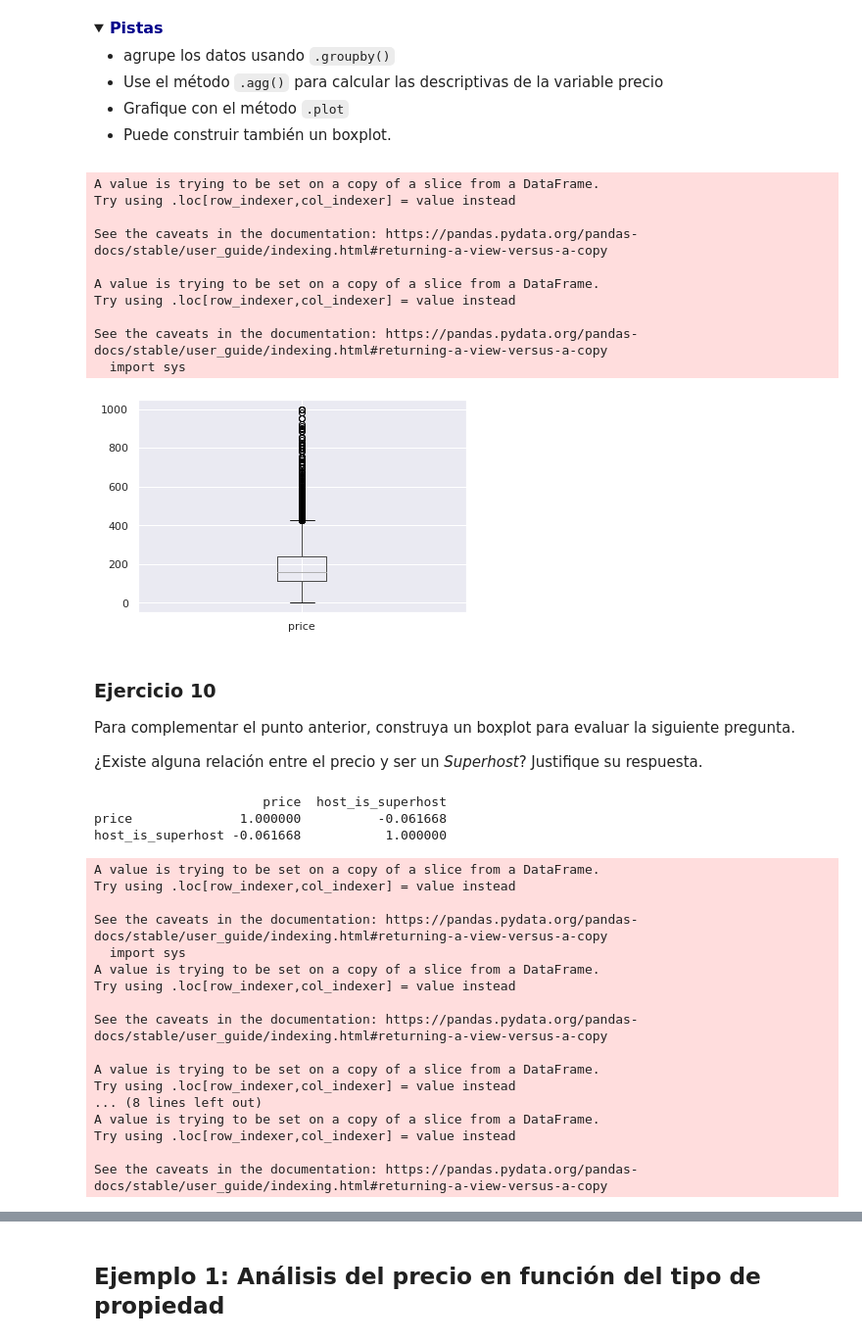
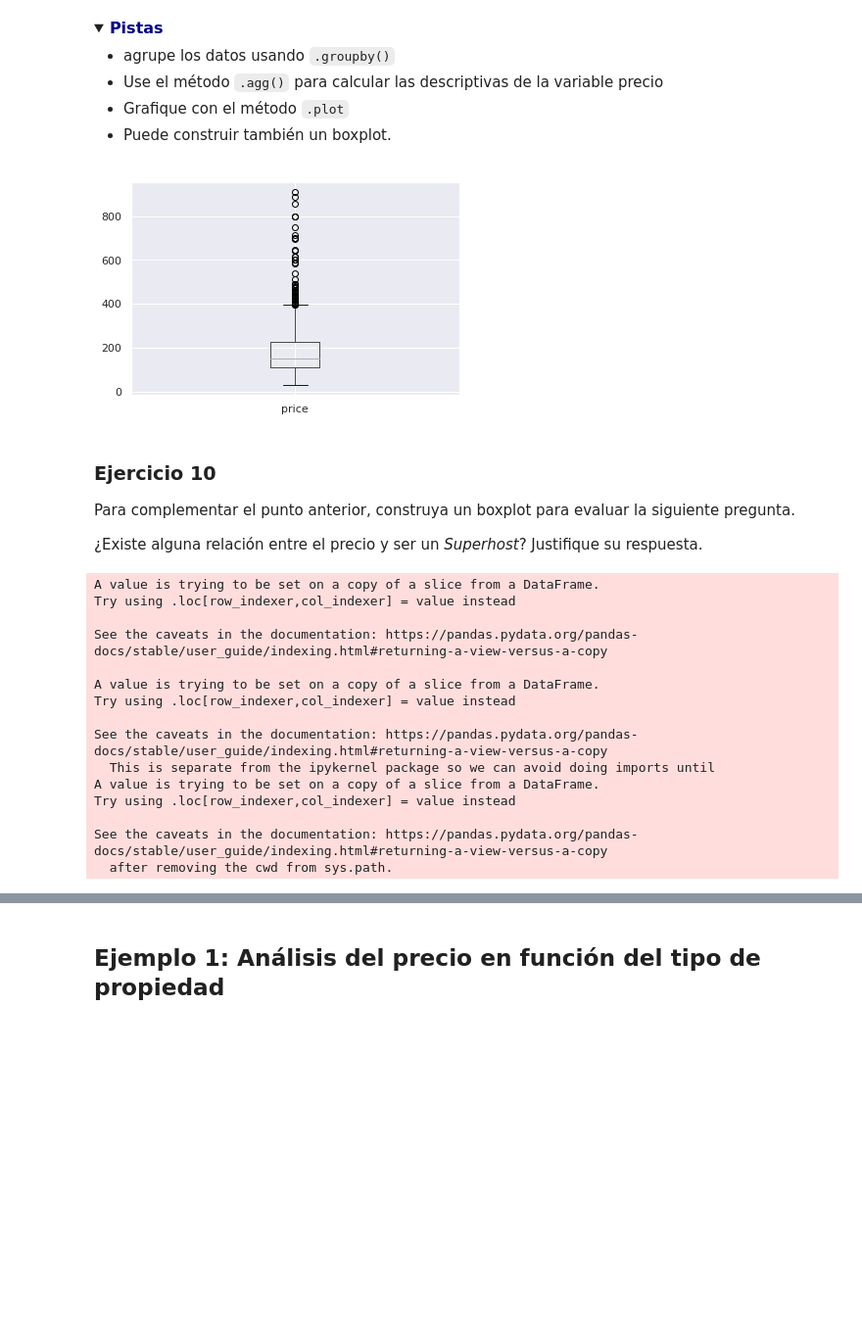
Before and after one commit to chris78rey/DIPLOM_BIGDATA, a Jupyter notebook: Copy_of_Fase_1_Precios_de_Airbnb_en_la_ciudad_de_New_York_Estudiantes.ipynb, the cells around one changed output, grey strips where cells are left out. Shown at 98% size. Drawn from its saved outputs; the diff is of its cells as text; code cells hidden in the pictures; folded sections open; blank space fills up the shorter version.

```diff
--- a/Copy_of_Fase_1_Precios_de_Airbnb_en_la_ciudad_de_New_York_Estudiantes.ipynb
+++ b/Copy_of_Fase_1_Precios_de_Airbnb_en_la_ciudad_de_New_York_Estudiantes.ipynb
@@ -71,9 +45,9 @@ Seaborn 0.11.2
 # %% [markdown]
 ## Cargar el dataset de trabajo
 # %%
-pd.options.display.max_columns = 100 # Permite visualizar todas las columnas del dataframe
+pd.options.display.max_columns = 1000 # Permite visualizar todas las columnas del dataframe
 
-airbnb =  pd.read_csv('https://github.com/chris78rey/DIPLOM_BIGDATA/blob/main/listings_amsterdam_sin_limpiar.csv?raw=true')
+airbnb =  pd.read_excel('https://github.com/chris78rey/DIPLOM_BIGDATA/blob/main/amsterdam_airbnb.xlsx?raw=true')
 
 airbnb.head(3)
 # %% [output]
@@ -490,34 +470,12 @@ Recuerde describir y discutir sus resultados.
 # %%
 # Respuesta
 
 df_superhost=airbnb[['price','host_is_superhost']]
-
-
-df_superhost['price'] = df_superhost['price'].str.replace('$','')
-df_superhost['price'] = pd.to_numeric(df_superhost['price'],errors='coerce')
-
-
-
 grouped_df = df_superhost.groupby('host_is_superhost')
-#print("El valor mínimo es:",grouped_df.min())#
-#print("El valor maximo es:", grouped_df.max())
-#grouped_df.min()
-#grouped_df.max()
 grouped_df.mean()
-#df_superhost
 boxplot = df_superhost.boxplot(column=['price'])
 # %% [output]
-A value is trying to be set on a copy of a slice from a DataFrame.
-Try using .loc[row_indexer,col_indexer] = value instead
-
-See the caveats in the documentation: https://pandas.pydata.org/pandas-docs/stable/user_guide/indexing.html#returning-a-view-versus-a-copy
-
-A value is trying to be set on a copy of a slice from a DataFrame.
-Try using .loc[row_indexer,col_indexer] = value instead
-
-See the caveats in the documentation: https://pandas.pydata.org/pandas-docs/stable/user_guide/indexing.html#returning-a-view-versus-a-copy
-  import sys
-[figure, old version]
+[figure, new version]
 # %% [markdown]
 ### Ejercicio 10
 
@@ -526,40 +484,22 @@ Para complementar el punto anterior, construya un boxplot para evaluar la siguie
 ¿Existe alguna relación entre el precio y ser un *Superhost*? Justifique su respuesta.
 # %%
 # Respuesta
-airbnb =  pd.read_csv('https://github.com/chris78rey/DIPLOM_BIGDATA/blob/main/listings_amsterdam_sin_limpiar.csv?raw=true')
-
-df_superhost=airbnb[['price','host_is_superhost']]
-df_superhost.dtypes
-
-df_superhost['price'] = df_superhost['price'].str.replace('$','')
-df_superhost['price'] = pd.to_numeric(df_superhost['price'],errors='coerce')
-
-
-
 df_superhost['host_is_superhost'] = df_superhost['host_is_superhost'].str.replace('t','1')
 df_superhost['host_is_superhost'] = df_superhost['host_is_superhost'].str.replace('f','0')
 df_superhost['host_is_superhost'] = pd.to_numeric(df_superhost['host_is_superhost'],errors='coerce')
-
-
-print(df_superhost.corr())
 # %% [output]
-                      price  host_is_superhost
-price              1.000000          -0.061668
-host_is_superhost -0.061668           1.000000
+A value is trying to be set on a copy of a slice from a DataFrame.
+Try using .loc[row_indexer,col_indexer] = value instead
+
+See the caveats in the documentation: https://pandas.pydata.org/pandas-docs/stable/user_guide/indexing.html#returning-a-view-versus-a-copy
+
+A value is trying to be set on a copy of a slice from a DataFrame.
+Try using .loc[row_indexer,col_indexer] = value instead
+
+See the caveats in the documentation: https://pandas.pydata.org/pandas-docs/stable/user_guide/indexing.html#returning-a-view-versus-a-copy
+  This is separate from the ipykernel package so we can avoid doing imports until
+A value is trying to be set on a copy of a slice from a DataFrame.
+Try using .loc[row_indexer,col_indexer] = value instead
+
+See the caveats in the documentation: https://pandas.pydata.org/pandas-docs/stable/user_guide/indexing.html#returning-a-view-versus-a-copy
+  after removing the cwd from sys.path.
-A value is trying to be set on a copy of a slice from a DataFrame.
-Try using .loc[row_indexer,col_indexer] = value instead
-
-See the caveats in the documentation: https://pandas.pydata.org/pandas-docs/stable/user_guide/indexing.html#returning-a-view-versus-a-copy
-  import sys
-A value is trying to be set on a copy of a slice from a DataFrame.
-Try using .loc[row_indexer,col_indexer] = value instead
-
-See the caveats in the documentation: https://pandas.pydata.org/pandas-docs/stable/user_guide/indexing.html#returning-a-view-versus-a-copy
-
-A value is trying to be set on a copy of a slice from a DataFrame.
-Try using .loc[row_indexer,col_indexer] = value instead
-... (8 lines left out)
-A value is trying to be set on a copy of a slice from a DataFrame.
-Try using .loc[row_indexer,col_indexer] = value instead
-
-See the caveats in the documentation: https://pandas.pydata.org/pandas-docs/stable/user_guide/indexing.html#returning-a-view-versus-a-copy
```
Also changed, not shown: parts of 69 cells of this notebook.
